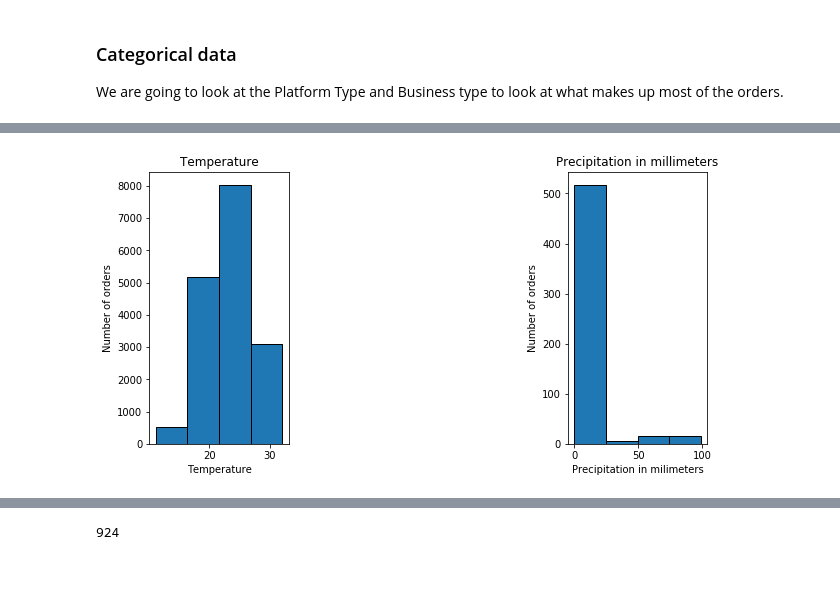
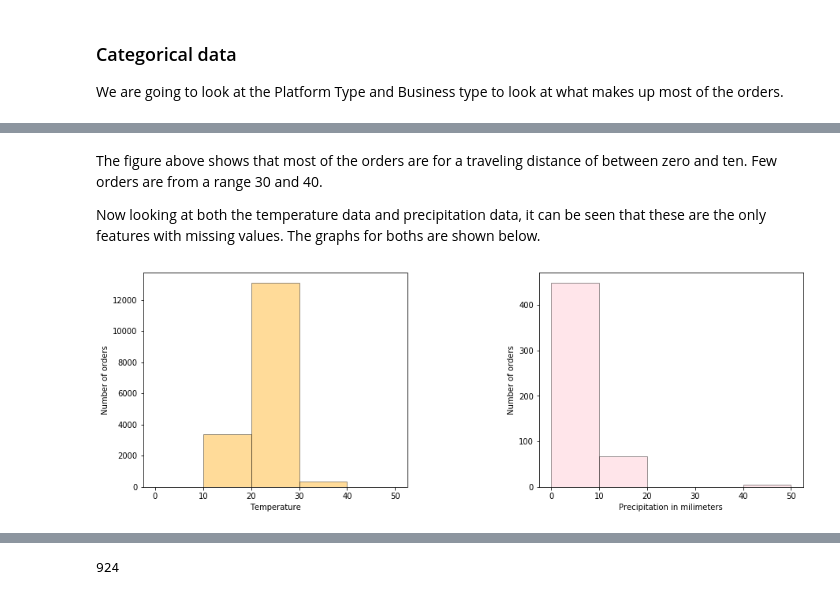
Before and after one commit to Team24-Regression/Regression_Predict_Package, a Jupyter notebook: regression_notebook_tsheg.ipynb, the cells around one changed output, grey strips where cells are left out. Cells and saved outputs as stored; diff of their text form; code cells hidden in the pictures.

```diff
--- a/regression_notebook_tsheg.ipynb
+++ b/regression_notebook_tsheg.ipynb
@@ -219,0 +219,12 @@ AttributeError: 'DataFrame' object has no attribute 'barplot'
+# %%
+ax=sns.countplot(x='Platform Type', data=Train_df)
+ax.set(xlabel='Platform Type', ylabel='Number of orders')
+for p in ax.patches:
+             ax.annotate("%.2f" % p.get_height(), (p.get_x() + p.get_width() / 2., p.get_height()),
+                 ha='center', va='center', fontsize=11, color='gray', xytext=(0, 20),
+                 textcoords='offset points')
+
+plt.show()
+ax=sns.countplot(x='Personal or Business', data=Train_df)
+ax.set(xlabel='Personal or Business', ylabel='Number of orders')
+plt.show()
@@ -220,7 +248,7 @@ AttributeError: 'DataFrame' object has no attribute 'barplot'
 # %%
-num_bins = 10
-Train_df.hist(column='Placement - Day of Month',bins=4,grid=False,figsize=(10,5),edgecolor='black')
+sns.distplot(Train_df['Placement - Day of Month'],bins=4,kde=False, color='red')
 plt.xlabel('Day of the month')
 plt.ylabel('Number of orders')
+plt.rcParams["patch.force_edgecolor"] = True
 plt.show()
 # %% [output]
@@ -237,5 +259,7 @@ This shows that confirmation and placement all happen at the same day
 # %%
-Train_df.hist(column='Distance (KM)',bins=10,grid=False,figsize=(10,5),edgecolor='black')
+sns.distplot(Train_df['Distance (KM)'], bins=np.arange(0,60,10),kde=False, color='green')
+ax.set(xlabel='Distance(Km)', ylabel='Number of orders')
+plt.rcParams["patch.force_edgecolor"] = True
 plt.xlabel('Distance')
 plt.ylabel('Number of orders')
 plt.show()
@@ -259,15 +268,26 @@ Name: Temperature, Length: 21201, dtype: float64
+# %% [markdown]
+The figure above shows that most of the orders are for a traveling distance of between zero and ten. Few orders are from a range 30 and 40.
+
+Now looking at both the temperature data and precipitation data, it can be seen that these are the only features with missing values. The graphs for boths are shown below.
 # %%
-fig, axes = plt.subplots(1, 2,figsize=(10,5))
+fig, axes = plt.subplots(1, 2,figsize=(15,5))
 
-Train_df.hist('Temperature', bins=4, ax=axes[0],grid=False,figsize=(10,5),edgecolor='black')
-plt.xlabel('Teperature')
+
+sns.distplot(Train_df['Temperature'],ax=axes[0], bins=np.arange(0,60,10),kde=False, color='orange')
+ax.set(xlabel='Temperature', ylabel='Number of orders')
+plt.rcParams["patch.force_edgecolor"] = True
+plt.xlabel('Distance')
 plt.ylabel('Number of orders')
 
-Train_df.hist('Precipitation in millimeters', bins=4, ax=axes[1],grid=False,figsize=(10,5),edgecolor='black')
+sns.distplot(Train_df['Precipitation in millimeters'],ax=axes[1], bins=np.arange(0,60,10),kde=False, color='pink')
+ax.set(xlabel='Precipitation in millimeters', ylabel='Number of orders')
+plt.rcParams["patch.force_edgecolor"] = True
+plt.xlabel('Distance')
+plt.ylabel('Number of orders')
+
 axes[0].set(xlabel="Temperature", ylabel="Number of orders")
 axes[1].set(xlabel="Precipitation in milimeters", ylabel="Number of orders")
-
-fig.subplots_adjust(wspace=2)
+fig.subplots_adjust(wspace=0.5)
 plt.show()
 # %% [output]
-[figure, old version]
+[figure, new version]
```
Also changed, not shown: parts of 32 cells of this notebook.
